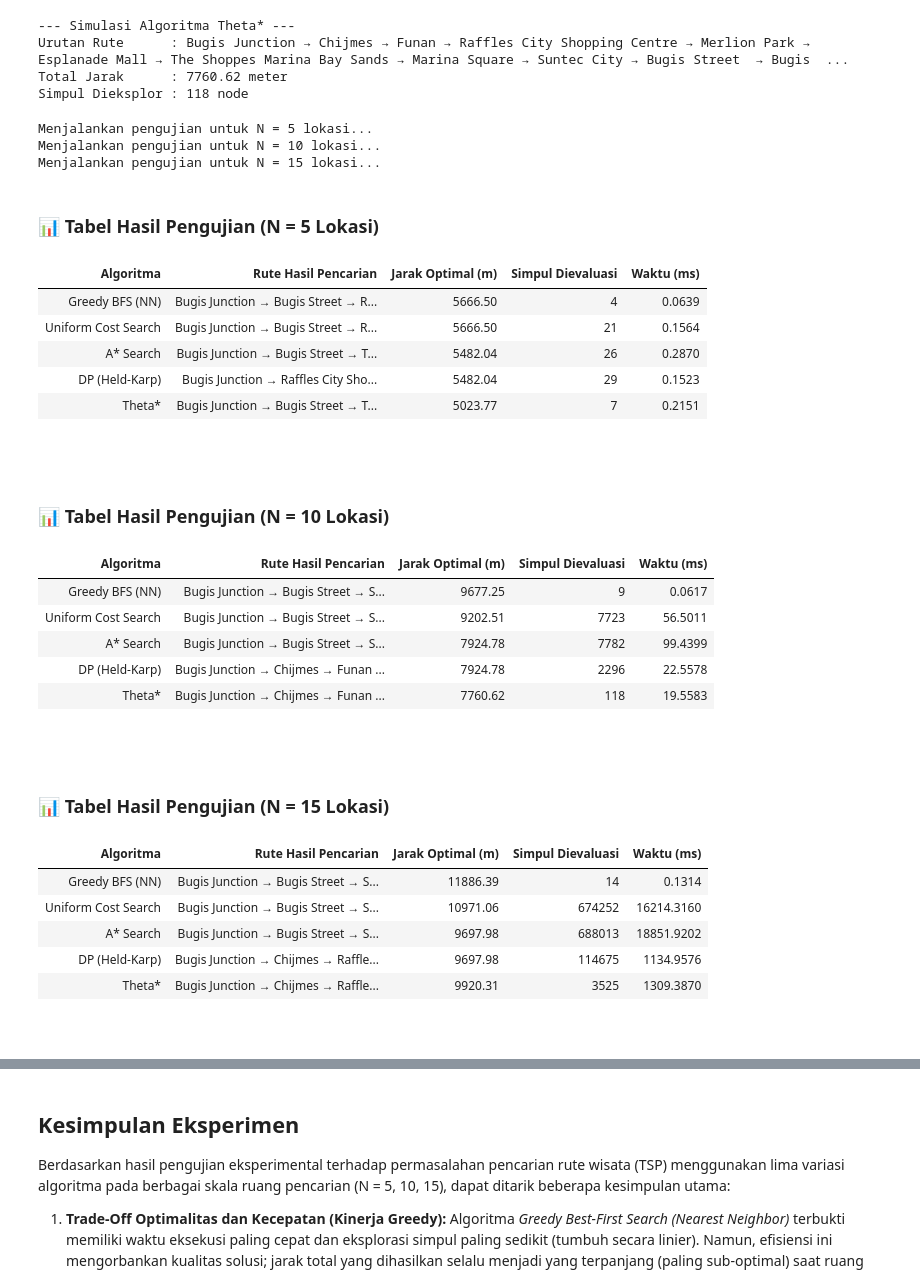
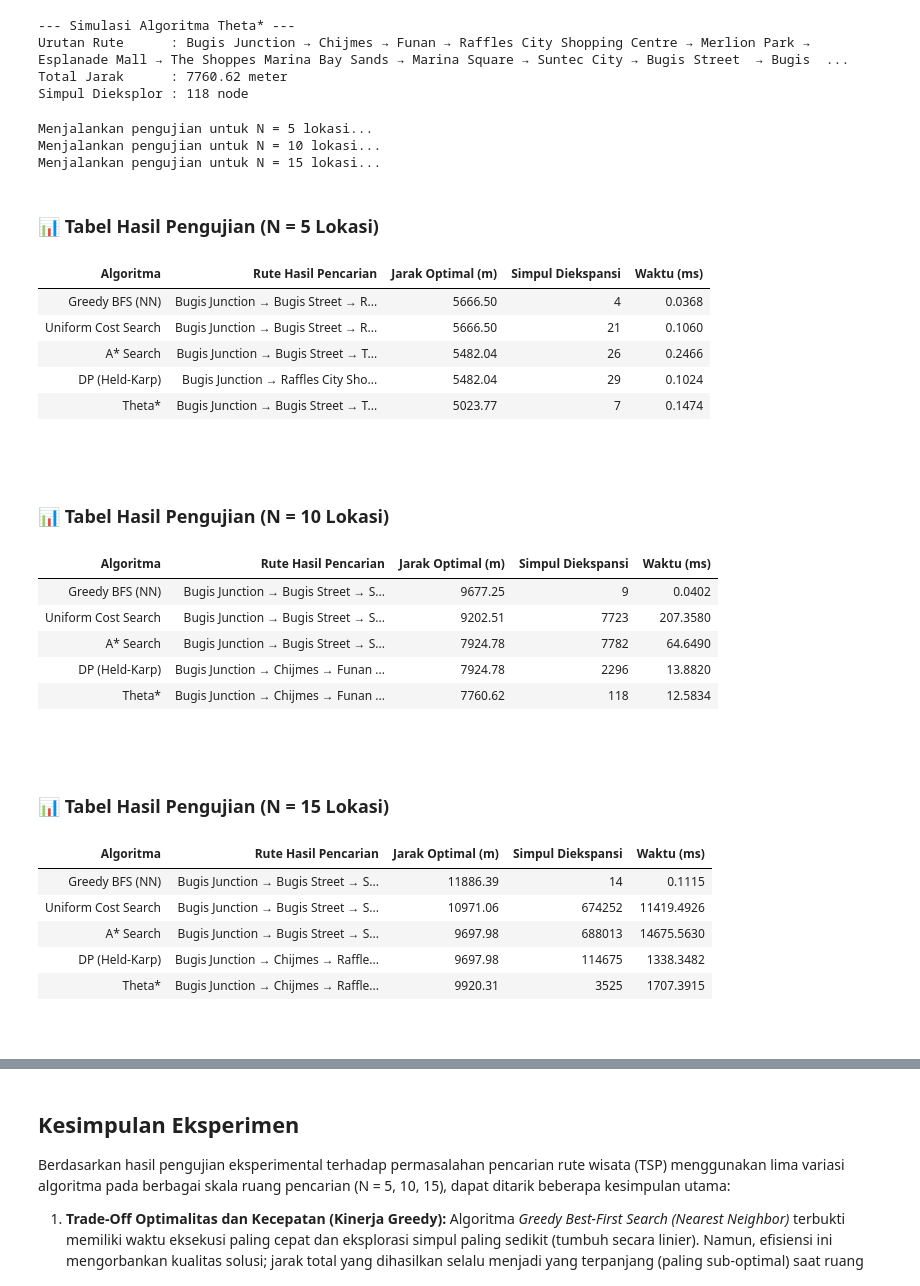
Before and after one commit to Sza288/Proyek_ASA, a Jupyter notebook: downtown_singapore.ipynb, the cells around one changed output, grey strips where cells are left out. Saved outputs shown, nothing was run; the diff lists cells and outputs as text; code cells hidden in the pictures.

```diff
--- a/downtown_singapore.ipynb
+++ b/downtown_singapore.ipynb
@@ -271,12 +324,11 @@ for n in variasi_n:
 # %%
-# =============================================================================
-# FUNGSI PEMBANTU (HELPER FUNCTIONS)
-# =============================================================================
+# ------------------------------------------------------------------------------
+# Fungsi Pembantu
+# ------------------------------------------------------------------------------
 
 def hitung_total_jarak(rute, mat):
     """
     Menghitung total bobot dari sebuah rute berdasarkan matriks yang diberikan.
-    Sangat aman digunakan untuk matriks berukuran berapapun.
     """
     total = 0.0
     for k in range(len(rute) - 1):
@@ -286,13 +338,12 @@ def hitung_total_jarak(rute, mat):
 def format_rute(rute, daftar_nama):
     """
     Mengonversi list indeks rute menjadi string nama lokasi.
-    Parameter 'daftar_nama' diisi dengan list nama yang sudah di-slice sesuai N.
     """
     return " → ".join(daftar_nama[i] for i in rute)
 
 def list_target(n, start_idx=0):
     """
-    Mengembalikan list indeks lokasi yang harus dikunjungi (selain titik awal).
+    Mengembalikan list indeks lokasi yang harus dikunjungi selain titik awal.
     """
     return [i for i in range(n) if i != start_idx]
 
@@ -301,7 +352,7 @@ def list_target(n, start_idx=0):
 def hitung_mst_prim(simpul_tersisa, matriks_jarak):
     """
     Menghitung bobot MST dari sekumpulan simpul yang tersisa.
-    Digunakan sebagai fungsi heuristik yang admissible untuk A* dan Theta*.
+    Digunakan sebagai fungsi heuristik yang admissible untuk Theta*.
     """
     if len(simpul_tersisa) <= 1:
         return 0.0
@@ -524,14 +573,13 @@ Urutan Rute      : Bugis Junction → Bugis Street  → Suntec City → Marina S
 Total Jarak      : 7924.78 meter
 Simpul Dieksplor : 7782 node
 # %%
-# =============================================================================
+# ------------------------------------------------------------------------------
 # ALGORITMA 4: Held-Karp (Dynamic Programming)
-# =============================================================================
+# ------------------------------------------------------------------------------
 
 def dp_held_karp(matriks, start_idx=0):
     """
-    Menyelesaikan TSP secara eksak menggunakan Dynamic Programming (Held-Karp).
-    Kompleksitas waktu O(n^2 * 2^n), sangat optimal untuk N <= 15.
+    Menyelesaikan TSP menggunakan Dynamic Programming (Held-Karp).
     Menggunakan bitmasking untuk melacak himpunan lokasi yang sudah dikunjungi.
     """
     n = len(matriks) # Mendeteksi ukuran N secara dinamis
@@ -567,12 +615,11 @@ def dp_held_karp(matriks, start_idx=0):
 
     return rute, jarak, n_state
 
-# =============================================================================
-# --- PENGUJIAN ALGORITMA 4 (DP) ---
-# =============================================================================
-print("--- Simulasi Algoritma Dynamic Programming (Held-Karp) ---")
+# ------------------------------------------------------------------------------
+# PENGUJIAN ALGORITMA
+# ------------------------------------------------------------------------------
+print("--- Simulasi Algoritma Dynamic Programming ---")
 
-# Siapkan data uji untuk N=10
 n_uji = 10
 matriks_uji = DIST_MATRIX_FULL[:n_uji, :n_uji]
 daftar_nama_uji = KUNCI_LOKASI[:n_uji]
@@ -702,13 +710,13 @@ Urutan Rute      : Bugis Junction → Chijmes → Funan → Raffles City Shoppin
 Total Jarak      : 7760.62 meter
 Simpul Dieksplor : 118 node
 # %%
-# =============================================================================
-# MODUL 3: EKSEKUSI EKSPERIMEN SKALABILITAS
-# =============================================================================
+# ------------------------------------------------------------------------------
+# EKSPERIMEN
+# ------------------------------------------------------------------------------
+
 
 VARIASI_N = [5, 10, 15]
 N_ITERASI = 1
-IDX_AWAL = 0   # Sesuai permintaan, langsung hardcode ke index 0
 
 hasil_eksperimen = []
 
@@ -751,58 +759,58 @@ for n in VARIASI_N:
         # Simpan hasil
         hasil_eksperimen.append({
             "N": n,
             "Algoritma": nama,
             "Rute Hasil Pencarian": teks_rute,
             "Jarak Optimal (m)": round(jarak, 2),
-            "Simpul Dievaluasi": n_eks,
+            "Simpul Diekspansi": n_eks,
             "Waktu (ms)": round(np.mean(waktu_temp), 4)
         })
 
 
-# =============================================================================
-# TAMPILKAN HASIL DALAM TABEL
-# =============================================================================
+# ------------------------------------------------------------------------------
+# Menampilkan hasil
+# ------------------------------------------------------------------------------
 df_hasil = pd.DataFrame(hasil_eksperimen)
 
 for n in VARIASI_N:
     display(Markdown(f"### 📊 Tabel Hasil Pengujian (N = {n} Lokasi)"))
 
     # Filter tabel berdasarkan N
     subset = df_hasil[df_hasil['N'] == n].drop(columns=['N'])
 
     # Tampilkan tabel
     tabel = subset.style.hide(axis="index").format({
         "Jarak Optimal (m)": "{:.2f}",
         "Waktu (ms)": "{:.4f}"
     })
     display(tabel)
     display(Markdown("<br>"))
 # %% [output]
 Menjalankan pengujian untuk N = 5 lokasi...
 Menjalankan pengujian untuk N = 10 lokasi...
 Menjalankan pengujian untuk N = 15 lokasi...
 ### 📊 Tabel Hasil Pengujian (N = 5 Lokasi)
-| Algoritma | Rute Hasil Pencarian | Jarak Optimal (m) | Simpul Dievaluasi | Waktu (ms) |
-| Greedy BFS (NN) | Bugis Junction → Bugis Street → R... | 5666.50 | 4 | 0.0639 |
-| Uniform Cost Search | Bugis Junction → Bugis Street → R... | 5666.50 | 21 | 0.1564 |
-| A* Search | Bugis Junction → Bugis Street → T... | 5482.04 | 26 | 0.2870 |
-| DP (Held-Karp) | Bugis Junction → Raffles City Sho... | 5482.04 | 29 | 0.1523 |
-| Theta* | Bugis Junction → Bugis Street → T... | 5023.77 | 7 | 0.2151 |
+| Algoritma | Rute Hasil Pencarian | Jarak Optimal (m) | Simpul Diekspansi | Waktu (ms) |
+| Greedy BFS (NN) | Bugis Junction → Bugis Street → R... | 5666.50 | 4 | 0.0368 |
+| Uniform Cost Search | Bugis Junction → Bugis Street → R... | 5666.50 | 21 | 0.1060 |
+| A* Search | Bugis Junction → Bugis Street → T... | 5482.04 | 26 | 0.2466 |
+| DP (Held-Karp) | Bugis Junction → Raffles City Sho... | 5482.04 | 29 | 0.1024 |
+| Theta* | Bugis Junction → Bugis Street → T... | 5023.77 | 7 | 0.1474 |
 <br>
 ### 📊 Tabel Hasil Pengujian (N = 10 Lokasi)
-| Algoritma | Rute Hasil Pencarian | Jarak Optimal (m) | Simpul Dievaluasi | Waktu (ms) |
-| Greedy BFS (NN) | Bugis Junction → Bugis Street → S... | 9677.25 | 9 | 0.0617 |
-| Uniform Cost Search | Bugis Junction → Bugis Street → S... | 9202.51 | 7723 | 56.5011 |
-| A* Search | Bugis Junction → Bugis Street → S... | 7924.78 | 7782 | 99.4399 |
-| DP (Held-Karp) | Bugis Junction → Chijmes → Funan ... | 7924.78 | 2296 | 22.5578 |
-| Theta* | Bugis Junction → Chijmes → Funan ... | 7760.62 | 118 | 19.5583 |
+| Algoritma | Rute Hasil Pencarian | Jarak Optimal (m) | Simpul Diekspansi | Waktu (ms) |
+| Greedy BFS (NN) | Bugis Junction → Bugis Street → S... | 9677.25 | 9 | 0.0402 |
+| Uniform Cost Search | Bugis Junction → Bugis Street → S... | 9202.51 | 7723 | 207.3580 |
+| A* Search | Bugis Junction → Bugis Street → S... | 7924.78 | 7782 | 64.6490 |
+| DP (Held-Karp) | Bugis Junction → Chijmes → Funan ... | 7924.78 | 2296 | 13.8820 |
+| Theta* | Bugis Junction → Chijmes → Funan ... | 7760.62 | 118 | 12.5834 |
 <br>
 ### 📊 Tabel Hasil Pengujian (N = 15 Lokasi)
-| Algoritma | Rute Hasil Pencarian | Jarak Optimal (m) | Simpul Dievaluasi | Waktu (ms) |
-| Greedy BFS (NN) | Bugis Junction → Bugis Street → S... | 11886.39 | 14 | 0.1314 |
-| Uniform Cost Search | Bugis Junction → Bugis Street → S... | 10971.06 | 674252 | 16214.3160 |
-| A* Search | Bugis Junction → Bugis Street → S... | 9697.98 | 688013 | 18851.9202 |
-| DP (Held-Karp) | Bugis Junction → Chijmes → Raffle... | 9697.98 | 114675 | 1134.9576 |
-| Theta* | Bugis Junction → Chijmes → Raffle... | 9920.31 | 3525 | 1309.3870 |
+| Algoritma | Rute Hasil Pencarian | Jarak Optimal (m) | Simpul Diekspansi | Waktu (ms) |
+| Greedy BFS (NN) | Bugis Junction → Bugis Street → S... | 11886.39 | 14 | 0.1115 |
+| Uniform Cost Search | Bugis Junction → Bugis Street → S... | 10971.06 | 674252 | 11419.4926 |
+| A* Search | Bugis Junction → Bugis Street → S... | 9697.98 | 688013 | 14675.5630 |
+| DP (Held-Karp) | Bugis Junction → Chijmes → Raffle... | 9697.98 | 114675 | 1338.3482 |
+| Theta* | Bugis Junction → Chijmes → Raffle... | 9920.31 | 3525 | 1707.3915 |
 <br>
 # %%
```
Also changed, not shown: parts of 16 cells of this notebook.
